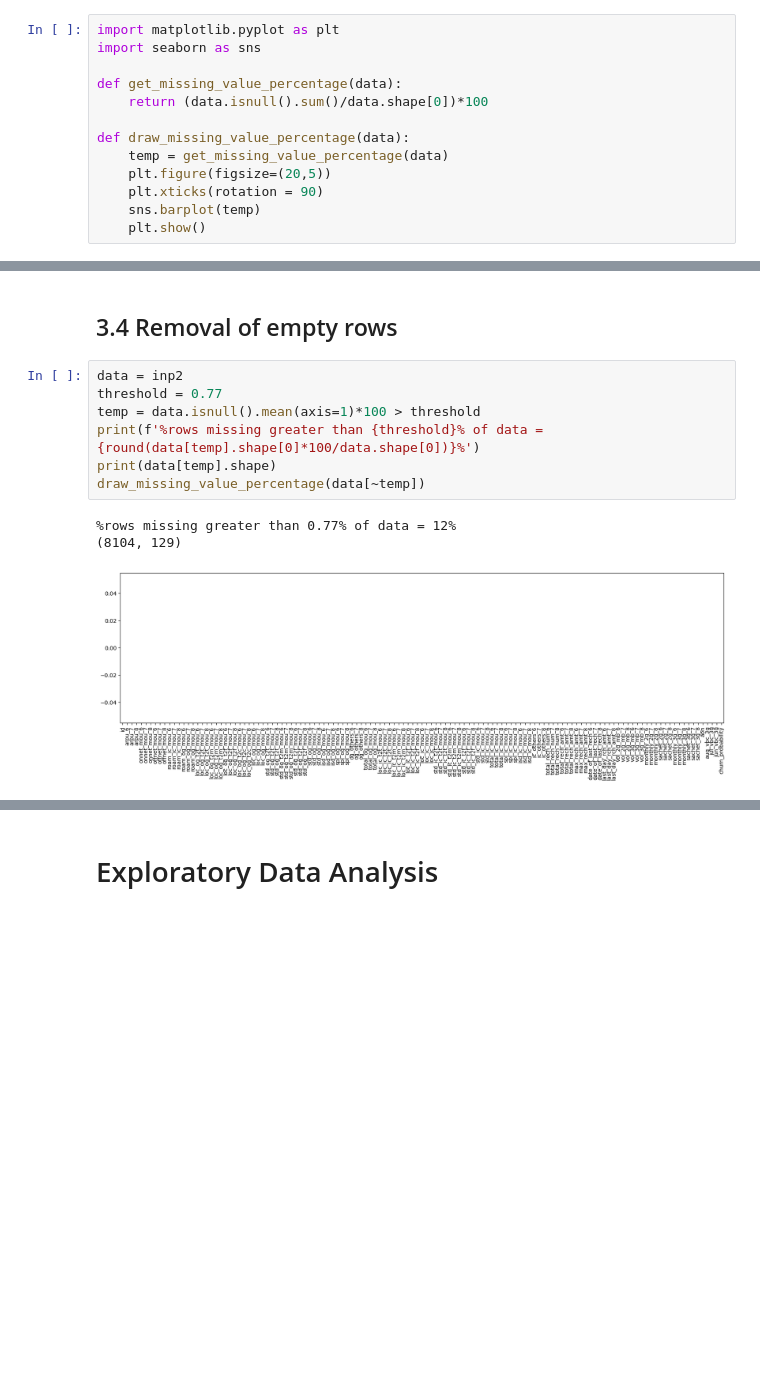
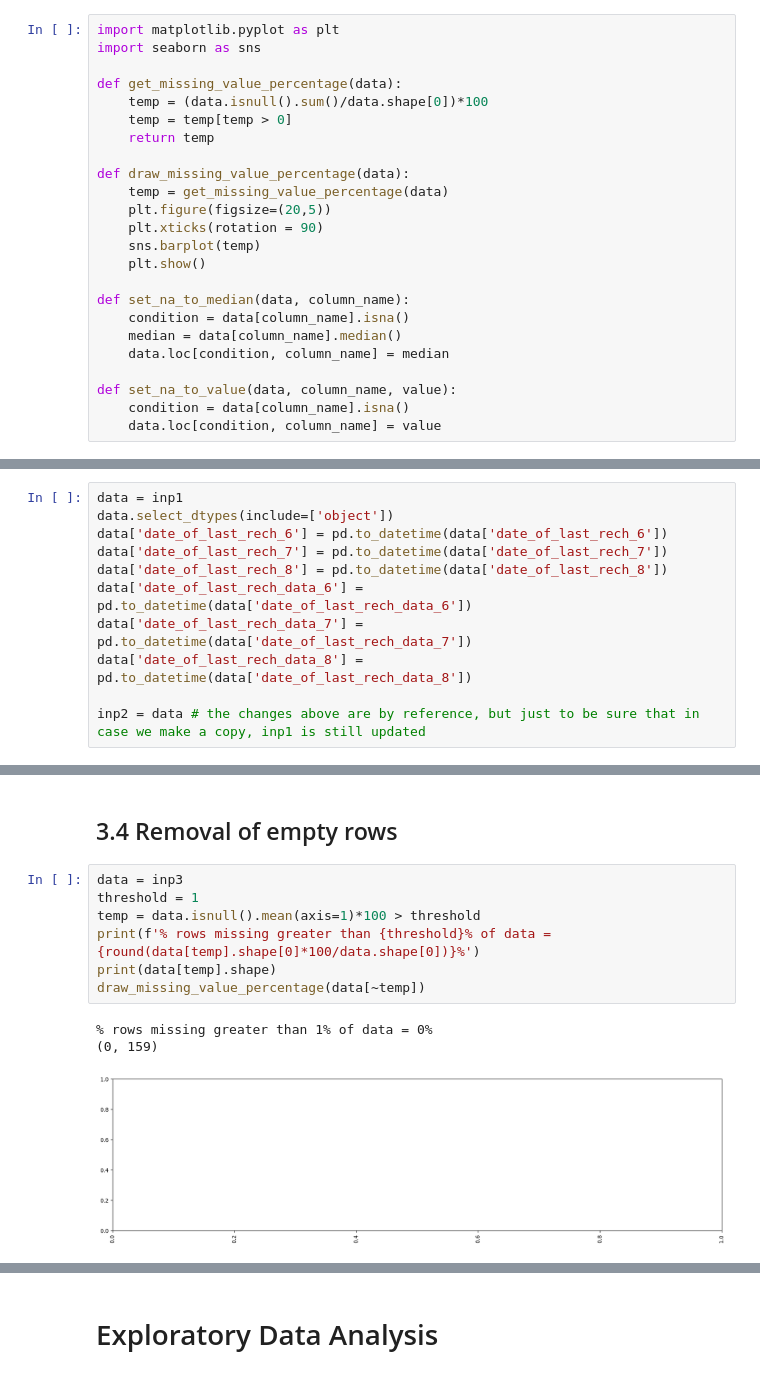
Before and after one commit to blogbydev/telecomchurncasestudy, a Jupyter notebook: my.ipynb, the cells around one changed output, grey strips where cells are left out. Cells and saved outputs as stored; diff of their text form; blank space fills up the shorter version.

```diff
--- a/my.ipynb
+++ b/my.ipynb
@@ -5,7 +5,9 @@ import matplotlib.pyplot as plt
 import seaborn as sns
 
 def get_missing_value_percentage(data):
-    return (data.isnull().sum()/data.shape[0])*100
+    temp = (data.isnull().sum()/data.shape[0])*100
+    temp = temp[temp > 0]
+    return temp
 
 def draw_missing_value_percentage(data):
     temp = get_missing_value_percentage(data)
@@ -13,6 +15,15 @@ def draw_missing_value_percentage(data):
     plt.xticks(rotation = 90)
     sns.barplot(temp)
     plt.show()
+
+def set_na_to_median(data, column_name):
+    condition = data[column_name].isna()
+    median = data[column_name].median()
+    data.loc[condition, column_name] = median
+
+def set_na_to_value(data, column_name, value):
+    condition = data[column_name].isna()
+    data.loc[condition, column_name] = value
 # %% [markdown]
 # 1. Problem Statement
 # %% [markdown]
@@ -194,0 +228,11 @@ inp2 shape: (69999, 129)
+# %%
+data = inp1
+data.select_dtypes(include=['object'])
+data['date_of_last_rech_6'] = pd.to_datetime(data['date_of_last_rech_6'])
+data['date_of_last_rech_7'] = pd.to_datetime(data['date_of_last_rech_7'])
+data['date_of_last_rech_8'] = pd.to_datetime(data['date_of_last_rech_8'])
+data['date_of_last_rech_data_6'] = pd.to_datetime(data['date_of_last_rech_data_6'])
+data['date_of_last_rech_data_7'] = pd.to_datetime(data['date_of_last_rech_data_7'])
+data['date_of_last_rech_data_8'] = pd.to_datetime(data['date_of_last_rech_data_8'])
+
+inp2 = data # the changes above are by reference, but just to be sure that in case we make a copy, inp1 is still updated
@@ -199,13 +304,13 @@ draw_missing_value_percentage(inp2)
 # %% [markdown]
 ## 3.4 Removal of empty rows
 # %%
-data = inp2
-threshold = 0.77
+data = inp3
+threshold = 1
 temp = data.isnull().mean(axis=1)*100 > threshold
-print(f'%rows missing greater than {threshold}% of data = {round(data[temp].shape[0]*100/data.shape[0])}%')
+print(f'% rows missing greater than {threshold}% of data = {round(data[temp].shape[0]*100/data.shape[0])}%')
 print(data[temp].shape)
 draw_missing_value_percentage(data[~temp])
 # %% [output]
-%rows missing greater than 0.77% of data = 12%
-(8104, 129)
+% rows missing greater than 1% of data = 0%
+(0, 159)
-[figure, old version]
+[figure, new version]
```
Also changed, not shown: parts of 26 cells of this notebook.
